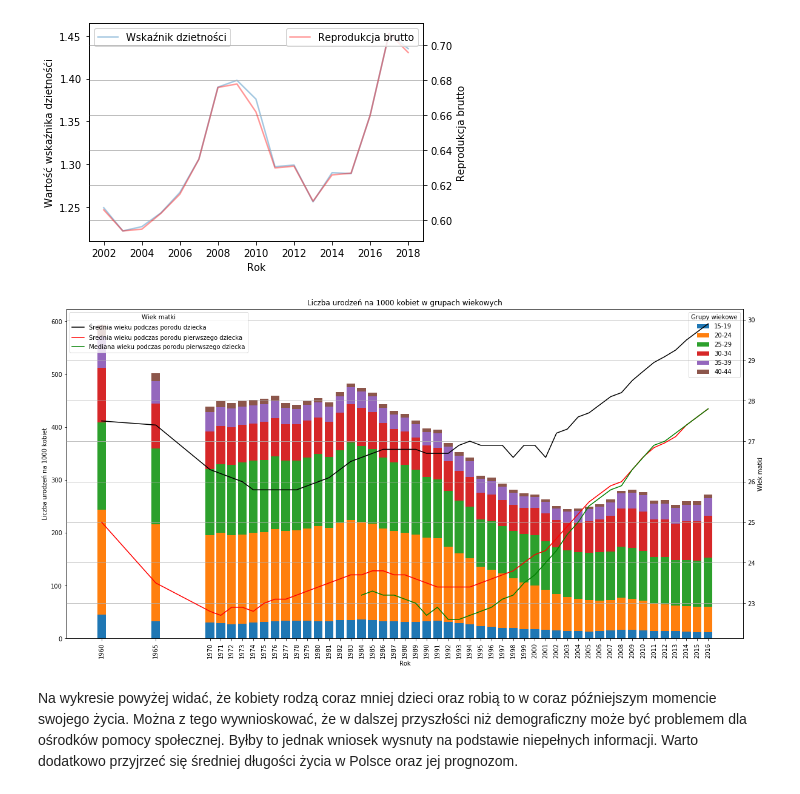
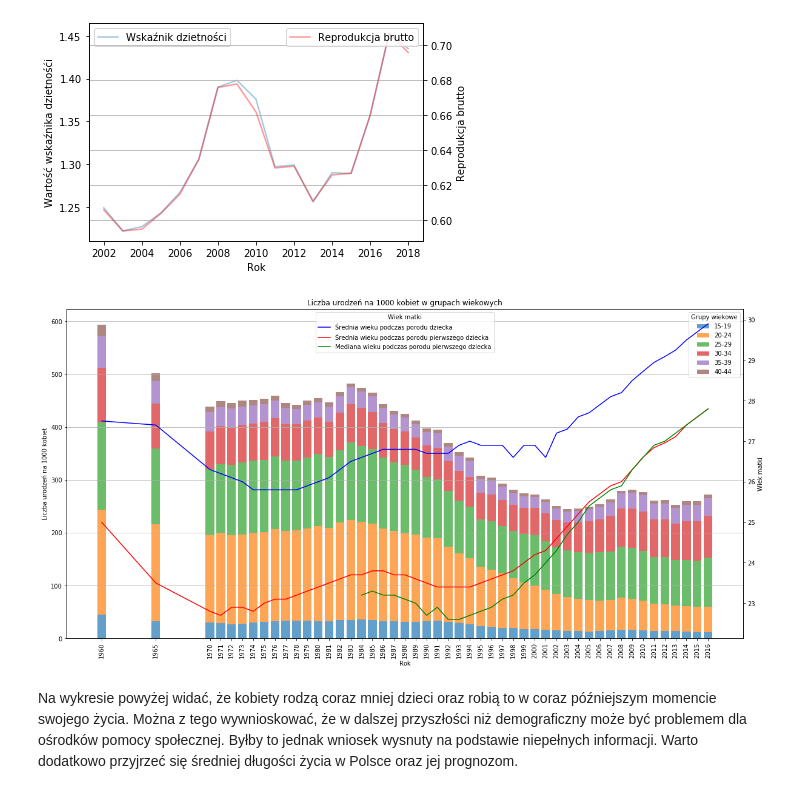
Before and after one commit to marcinsola/CDV_Data_Science, a Jupyter notebook: II/Wstep_do_Big_Data_w_ekonomii/projekt_zaliczeniowy/code.ipynb, the cells around one changed output. Cells and saved outputs as stored; diff of their text form; code cells hidden in the pictures.

```diff
--- a/II/Wstep_do_Big_Data_w_ekonomii/projekt_zaliczeniowy/code.ipynb
+++ b/II/Wstep_do_Big_Data_w_ekonomii/projekt_zaliczeniowy/code.ipynb
@@ -112,28 +110,28 @@ dzietnosc.set_index('year', inplace=True)
 # %%
 age_groups = dzietnosc.columns[:-5]
 fig, ax = plt.subplots()
 fig.set_size_inches(20, 10)
 ax.set_xticklabels(dzietnosc.index, rotation=90)
 ax.set_xticks(dzietnosc.index)
 ax.set_title('Liczba urodzeń na 1000 kobiet w grupach wiekowych')
 ax.set_xlabel('Rok')
 ax.set_ylabel('Liczba urodzeń na 1000 kobiet')
 for i in range(len(age_groups)):
-    ax.bar(dzietnosc.index, dzietnosc[age_groups[i]], label=age_groups[i], bottom=np.array(dzietnosc[age_groups[:i]].sum(axis=1)))
+    ax.bar(dzietnosc.index, dzietnosc[age_groups[i]], label=age_groups[i], bottom=np.array(dzietnosc[age_groups[:i]].sum(axis=1)), alpha=.7)
 
 ax.legend(title='Grupy wiekowe')
+ax.yaxis.grid()
 ax2 = ax.twinx()
 ax2.set_ylabel('Wiek matki')
-ax2.plot(dzietnosc['mean_age'], color='black', label='Średnia wieku podczas porodu dziecka')
+ax2.plot(dzietnosc['mean_age'], color='blue', label='Średnia wieku podczas porodu dziecka')
 ax2.plot(dzietnosc['mean_age_first_child'], color='red', label='Średnia wieku podczas porodu pierwszego dziecka')
 ax2.plot(dzietnosc['median_age_first_child'], color='green', label='Mediana wieku podczas porodu pierwszego dziecka')
-ax2.legend(title='Wiek matki')
+ax2.legend(title='Wiek matki', loc='upper center')
 
-plt.grid()
 fig.savefig('img/liczba_urodzen_na_1000_kobiet.png')
 plt.show()
 # %% [output]
-[figure, old version]
+[figure, new version]
 # %% [markdown]
 Na wykresie powyżej widać, że kobiety rodzą coraz mniej dzieci oraz robią to w coraz późniejszym momencie swojego życia. Można z tego wywnioskować, że w dalszej przyszłości niż demograficzny może być problemem dla ośrodków pomocy społecznej. Byłby to jednak wniosek wysnuty na podstawie niepełnych informacji. Warto dodatkowo przyjrzeć się średniej długości życia w Polsce oraz jej prognozom.
 # %% [markdown]
```
Also changed, not shown: parts of 7 cells of this notebook.
